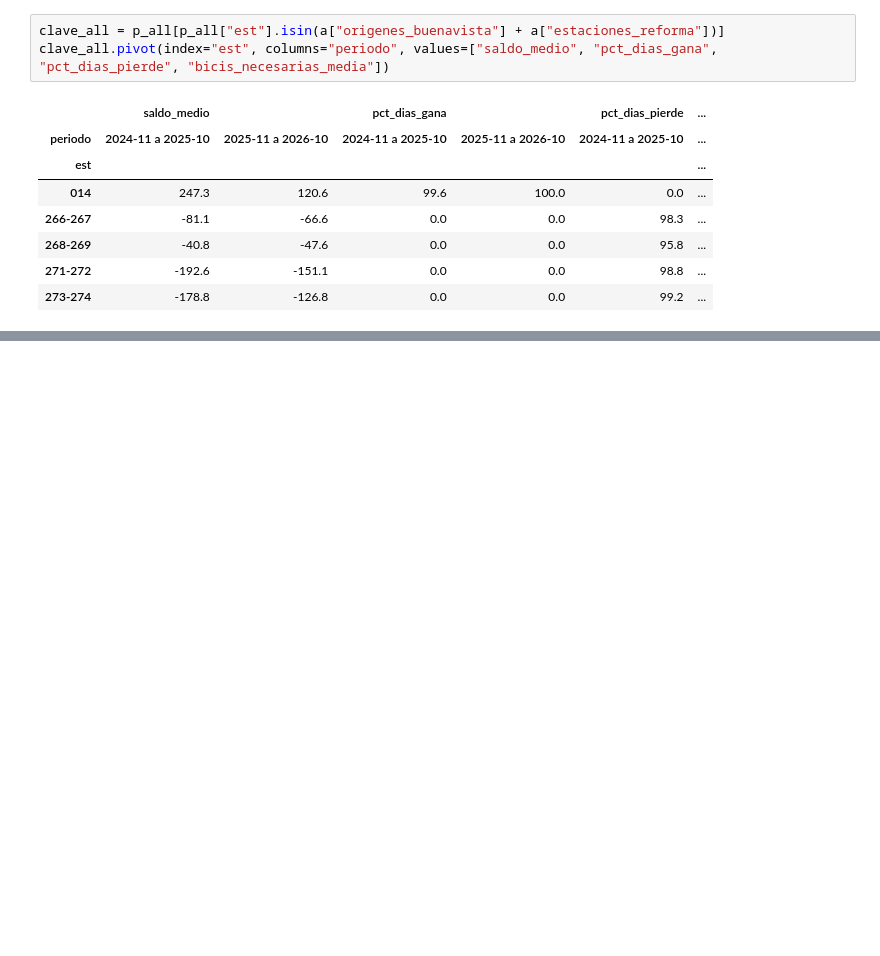
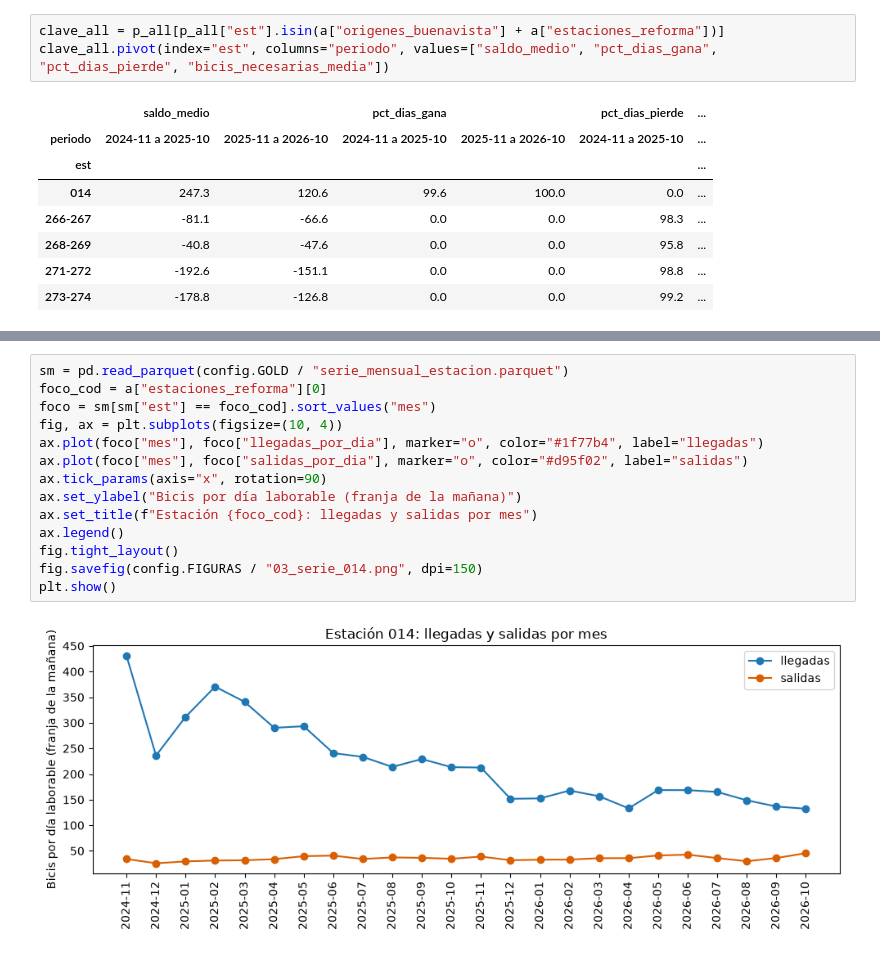
Before and after one commit to jcarlosmhmx/ecobici-ciencia-de-datos, a Jupyter notebook: notebooks/03_analisis.ipynb, the cells around one changed output, grey strips where cells are left out. Drawn from its saved outputs; the diff is of its cells as text; blank space fills up the shorter version.

```diff
--- a/notebooks/03_analisis.ipynb
+++ b/notebooks/03_analisis.ipynb
@@ -239,0 +244,16 @@ clave_all.pivot(index="est", columns="periodo", values=["saldo_medio", "pct_dias
+# %%
+sm = pd.read_parquet(config.GOLD / "serie_mensual_estacion.parquet")
+foco_cod = a["estaciones_reforma"][0]
+foco = sm[sm["est"] == foco_cod].sort_values("mes")
+fig, ax = plt.subplots(figsize=(10, 4))
+ax.plot(foco["mes"], foco["llegadas_por_dia"], marker="o", color="#1f77b4", label="llegadas")
+ax.plot(foco["mes"], foco["salidas_por_dia"], marker="o", color="#d95f02", label="salidas")
+ax.tick_params(axis="x", rotation=90)
+ax.set_ylabel("Bicis por día laborable (franja de la mañana)")
+ax.set_title(f"Estación {foco_cod}: llegadas y salidas por mes")
+ax.legend()
+fig.tight_layout()
+fig.savefig(config.FIGURAS / "03_serie_014.png", dpi=150)
+plt.show()
+# %% [output]
+[figure, added]
```
Also changed, not shown: parts of 12 cells of this notebook, 9 other files.
